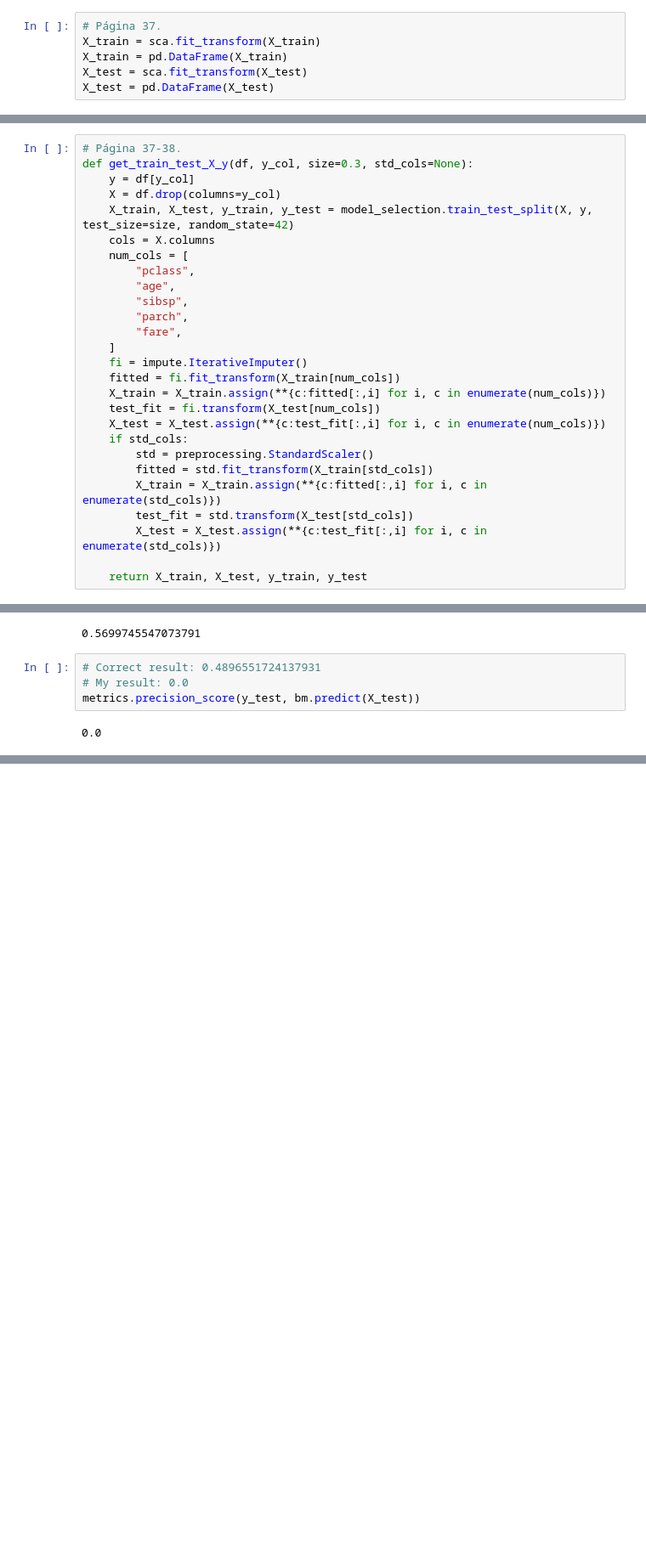
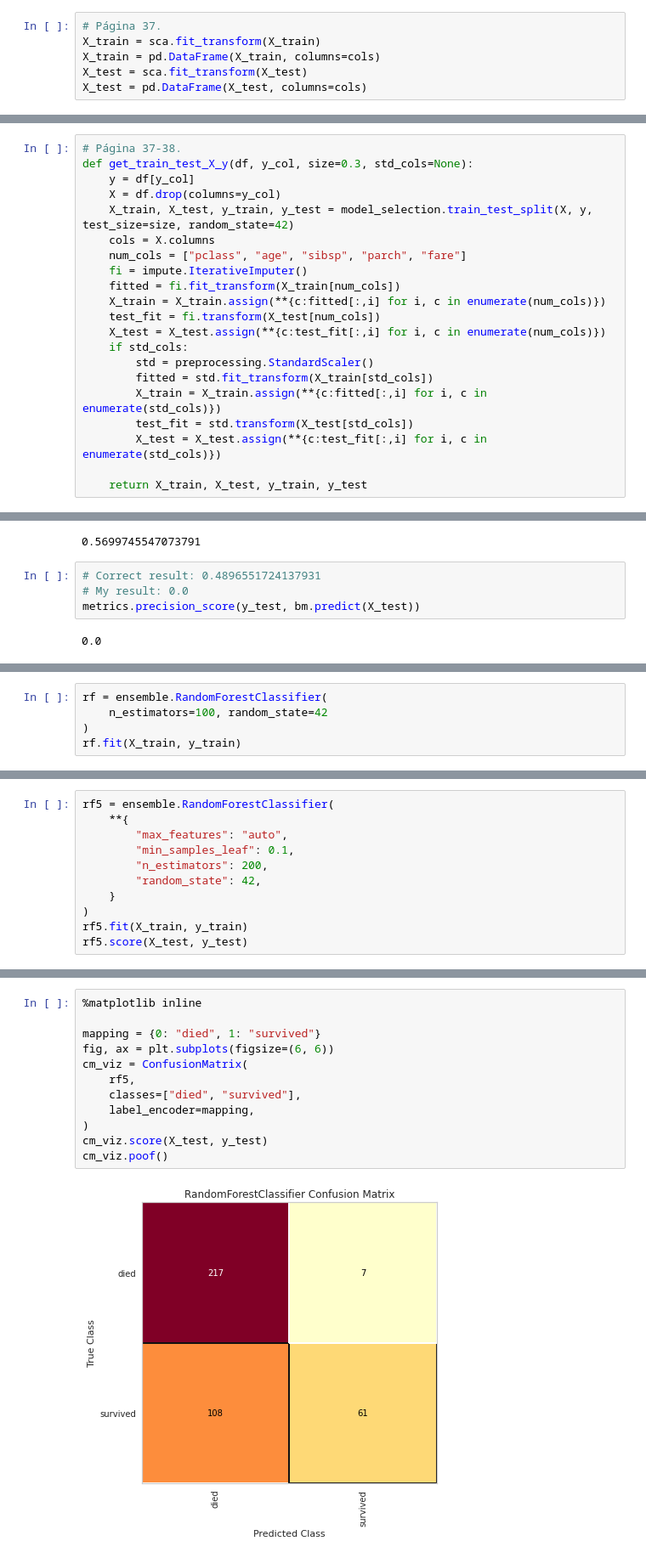
Before and after one commit to jgmsantos/Livro_Machine_Learning_Harrison, a Jupyter notebook: livro_ML_Cap03.ipynb, the cells around one changed output, grey strips where cells are left out. Shown: that part at 85% size. Drawn from its saved outputs; the diff is of its cells as text; blank space fills up the shorter version.

```diff
--- a/livro_ML_Cap03.ipynb
+++ b/livro_ML_Cap03.ipynb
@@ -257,9 +392,9 @@ StandardScaler()
 # %%
 # Página 37.
 X_train = sca.fit_transform(X_train)
-X_train = pd.DataFrame(X_train)
+X_train = pd.DataFrame(X_train, columns=cols)
 X_test = sca.fit_transform(X_test)
-X_test = pd.DataFrame(X_test)
+X_test = pd.DataFrame(X_test, columns=cols)
 # %%
 # Página 37.
 def tweak_titanic(df):
@@ -281,13 +416,7 @@ def get_train_test_X_y(df, y_col, size=0.3, std_cols=None):
     X = df.drop(columns=y_col)
     X_train, X_test, y_train, y_test = model_selection.train_test_split(X, y, test_size=size, random_state=42)
     cols = X.columns
-    num_cols = [
-        "pclass",
-        "age",
-        "sibsp",
-        "parch",
-        "fare",
-    ]
+    num_cols = ["pclass", "age", "sibsp", "parch", "fare"]
     fi = impute.IterativeImputer()
     fitted = fi.fit_transform(X_train[num_cols])
     X_train = X_train.assign(**{c:fitted[:,i] for i, c in enumerate(num_cols)})
@@ -323,0 +503,5 @@ metrics.precision_score(y_test, bm.predict(X_test))
+# %%
+rf = ensemble.RandomForestClassifier(
+    n_estimators=100, random_state=42
+)
+rf.fit(X_train, y_train)
@@ -323,0 +550,11 @@ metrics.precision_score(y_test, bm.predict(X_test))
+# %%
+rf5 = ensemble.RandomForestClassifier(
+    **{
+        "max_features": "auto",
+        "min_samples_leaf": 0.1,
+        "n_estimators": 200,
+        "random_state": 42,
+    }
+)
+rf5.fit(X_train, y_train)
+rf5.score(X_test, y_test)
@@ -323,0 +570,14 @@ metrics.precision_score(y_test, bm.predict(X_test))
+# %%
+%matplotlib inline
+
+mapping = {0: "died", 1: "survived"}
+fig, ax = plt.subplots(figsize=(6, 6))
+cm_viz = ConfusionMatrix(
+    rf5,
+    classes=["died", "survived"],
+    label_encoder=mapping,
+)
+cm_viz.score(X_test, y_test)
+cm_viz.poof()
+# %% [output]
+[figure, added]
```
Also changed, not shown: parts of 39 cells of this notebook, 1 other file.
